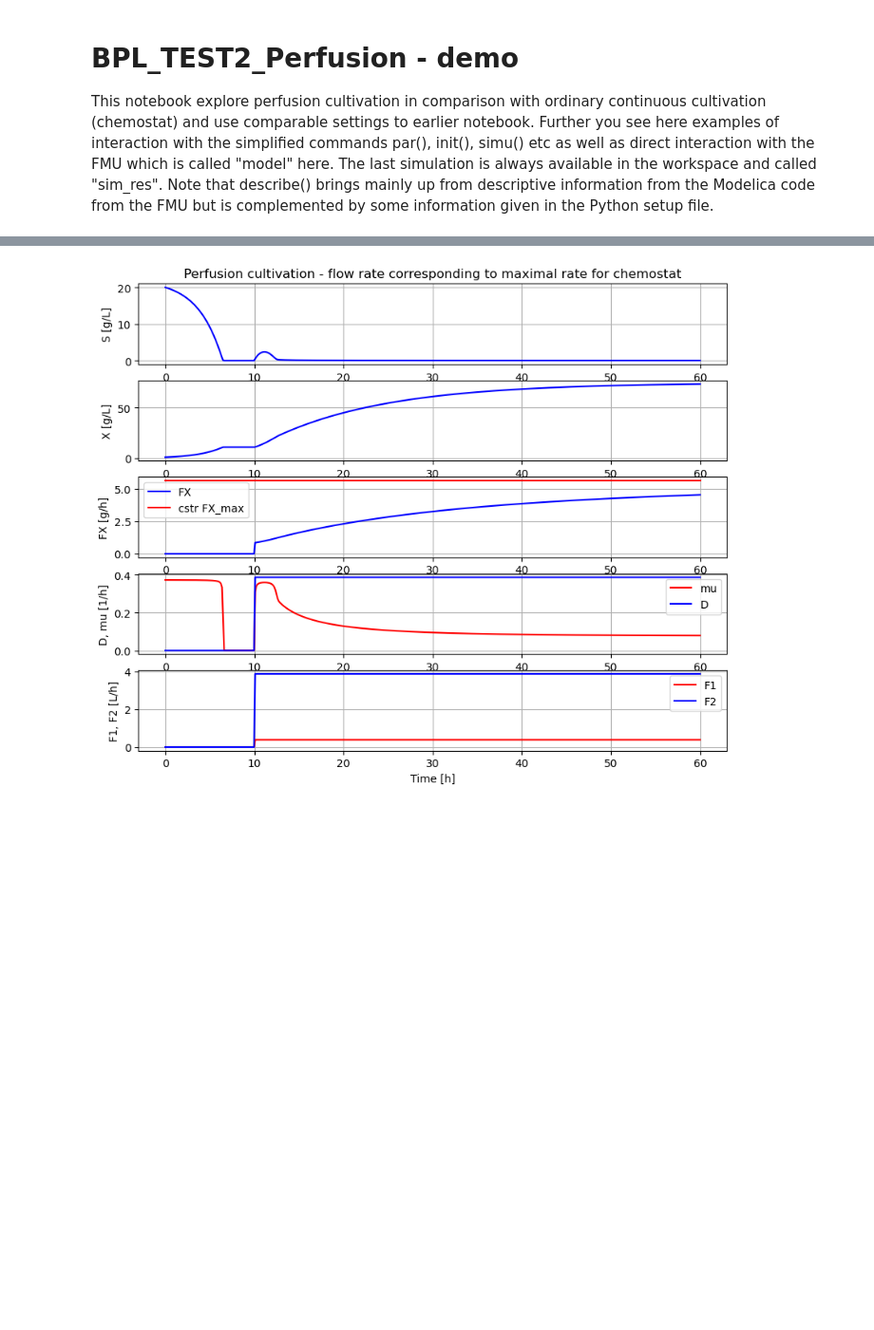
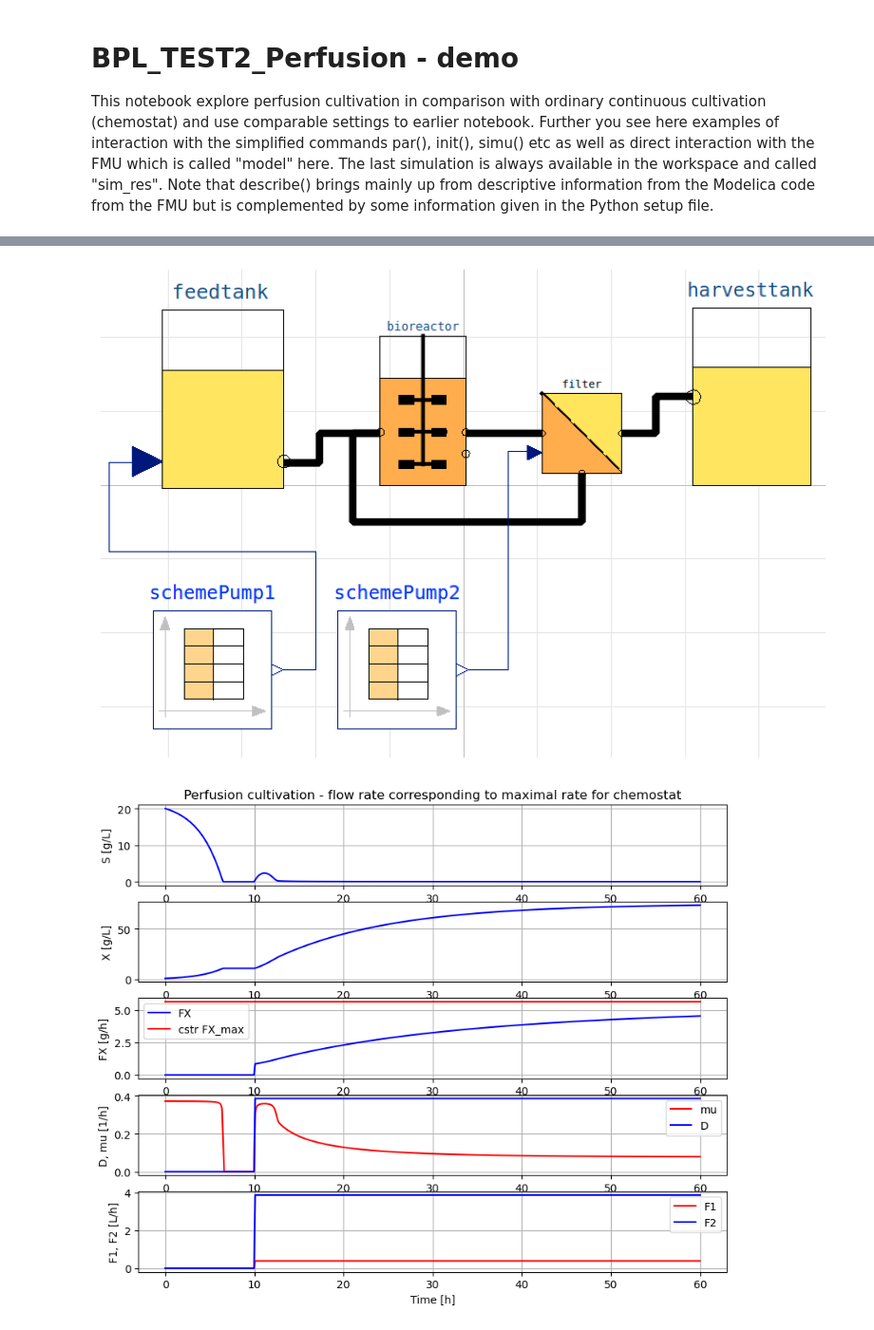
Before and after one commit to janpeter19/BPL_TEST2_Perfusion, a Jupyter notebook: BPL_TEST2_Perfusion.ipynb, the cells around one changed output, grey strips where cells are left out. Shown at 95% size. Cells and saved outputs as stored; diff of their text form; code cells hidden in the pictures; blank space fills up the shorter version.

Commit message:
FMU-explore 0.9.8 and process diagram

```diff
--- a/BPL_TEST2_Perfusion.ipynb
+++ b/BPL_TEST2_Perfusion.ipynb
@@ -23,6 +24,10 @@ Key system information is listed with the command system_info()
 # %%
 %matplotlib inline
 plt.rcParams['figure.figsize'] = [25/2.54, 20/2.54]
+# %%
+process_diagram()
+# %% [output]
+[figure, added]
 # %%
 # Process parameters used throughout
 par(Y=0.5, qSmax=0.75, Ks=0.1)                                      # Culture
```
Also changed, not shown: parts of 2 cells of this notebook, 5 other files.
